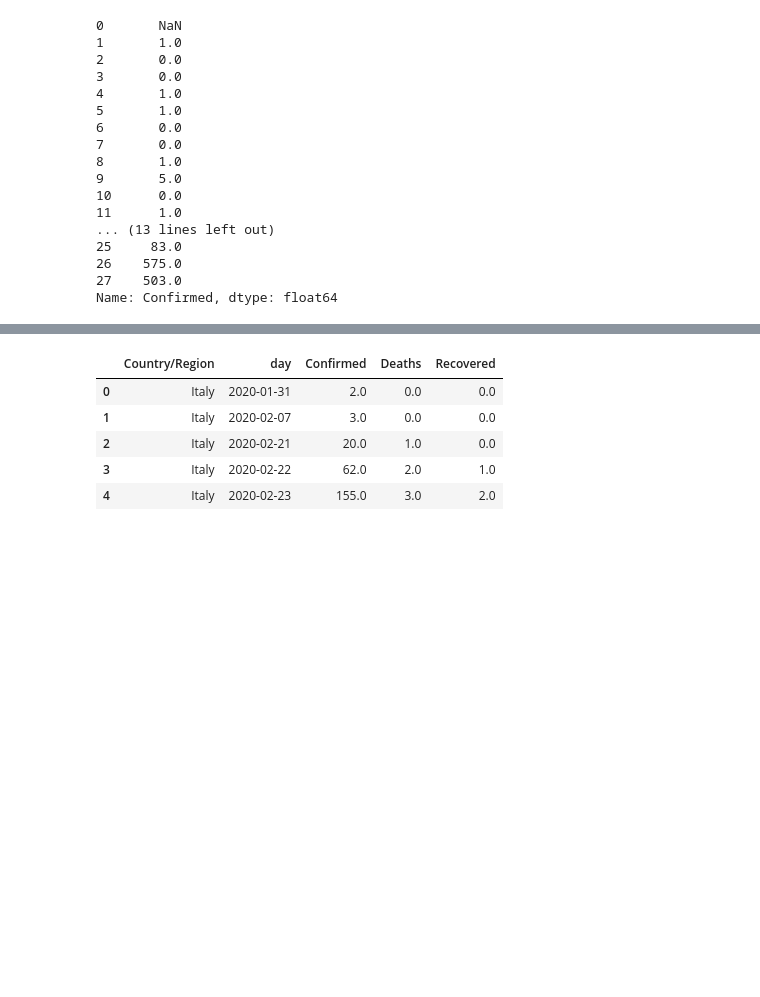
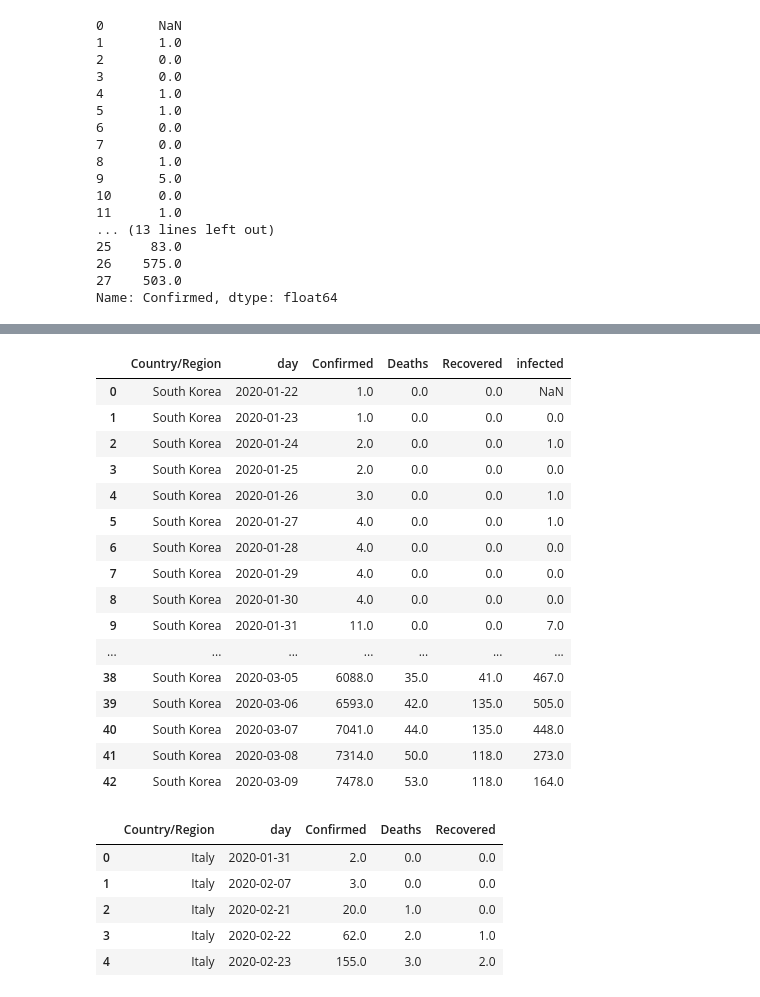
Before and after one commit to data13002/corona, a Jupyter notebook: notebooks/Modélisation.ipynb, the cells around one changed output, grey strips where cells are left out. Saved outputs shown, nothing was run; the diff lists cells and outputs as text; code cells hidden in the pictures; blank space fills up the shorter version.

```diff
--- a/notebooks/Modélisation.ipynb
+++ b/notebooks/Modélisation.ipynb
@@ -93,5 +316,25 @@ get_country(epidemie_df, 'South Korea').head()
 # %%
 korea_df=epidemie_df.get_country('South Korea')
+# %%
+korea_df
+# %% [output]
+|  | Country/Region | day | Confirmed | Deaths | Recovered | infected |
+| 0 | South Korea | 2020-01-22 | 1.0 | 0.0 | 0.0 | NaN |
+| 1 | South Korea | 2020-01-23 | 1.0 | 0.0 | 0.0 | 0.0 |
+| 2 | South Korea | 2020-01-24 | 2.0 | 0.0 | 0.0 | 1.0 |
+| 3 | South Korea | 2020-01-25 | 2.0 | 0.0 | 0.0 | 0.0 |
+| 4 | South Korea | 2020-01-26 | 3.0 | 0.0 | 0.0 | 1.0 |
+| 5 | South Korea | 2020-01-27 | 4.0 | 0.0 | 0.0 | 1.0 |
+| 6 | South Korea | 2020-01-28 | 4.0 | 0.0 | 0.0 | 0.0 |
+| 7 | South Korea | 2020-01-29 | 4.0 | 0.0 | 0.0 | 0.0 |
+| 8 | South Korea | 2020-01-30 | 4.0 | 0.0 | 0.0 | 0.0 |
+| 9 | South Korea | 2020-01-31 | 11.0 | 0.0 | 0.0 | 7.0 |
+| ... | ... | ... | ... | ... | ... | ... |
+| 38 | South Korea | 2020-03-05 | 6088.0 | 35.0 | 41.0 | 467.0 |
+| 39 | South Korea | 2020-03-06 | 6593.0 | 42.0 | 135.0 | 505.0 |
+| 40 | South Korea | 2020-03-07 | 7041.0 | 44.0 | 135.0 | 448.0 |
+| 41 | South Korea | 2020-03-08 | 7314.0 | 50.0 | 118.0 | 273.0 |
+| 42 | South Korea | 2020-03-09 | 7478.0 | 53.0 | 118.0 | 164.0 |
 # %%
 italy_df=epidemie_df.get_country('Italy')
 italy_df.head()
```
Also changed, not shown: parts of 15 cells of this notebook, 8 other files.
